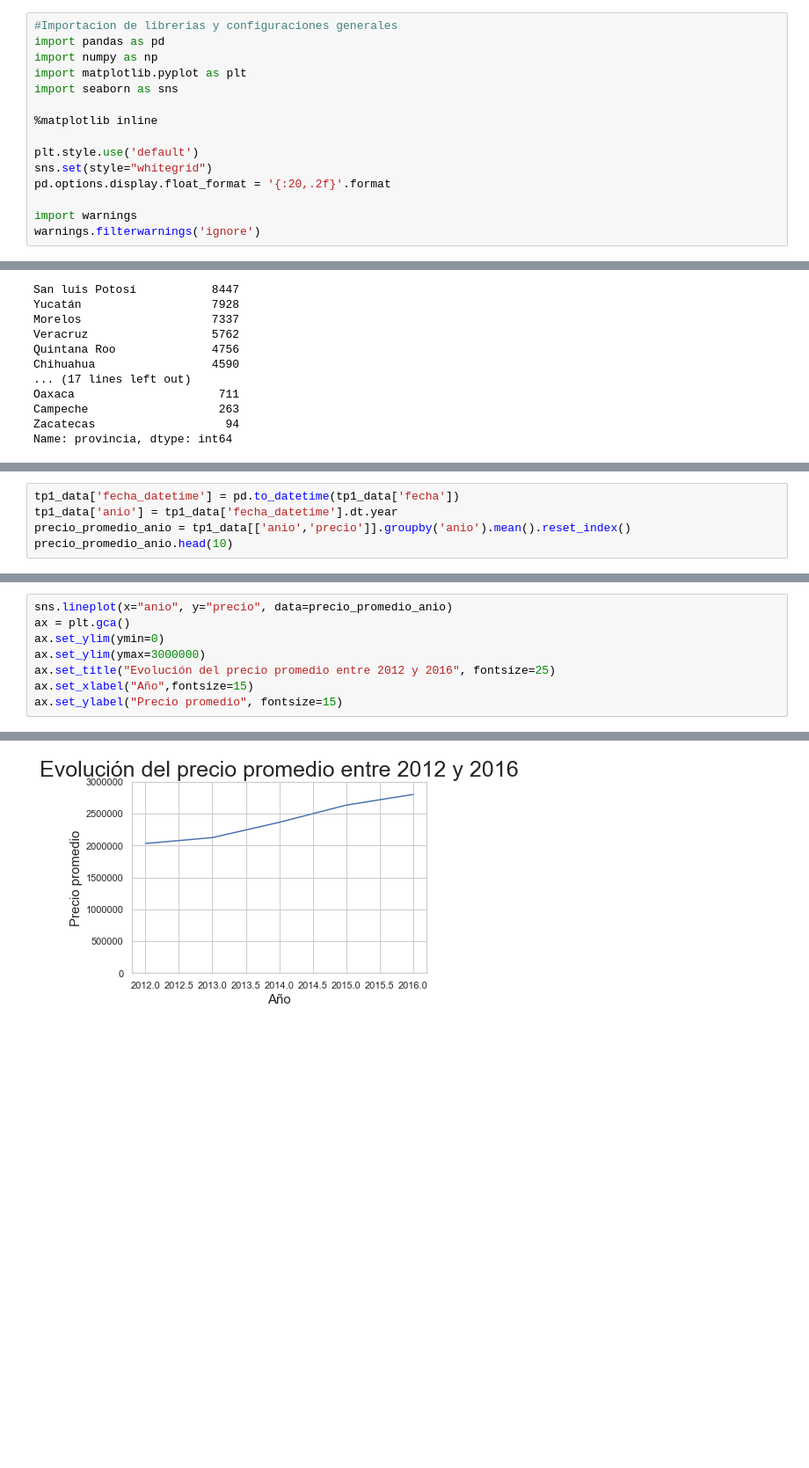
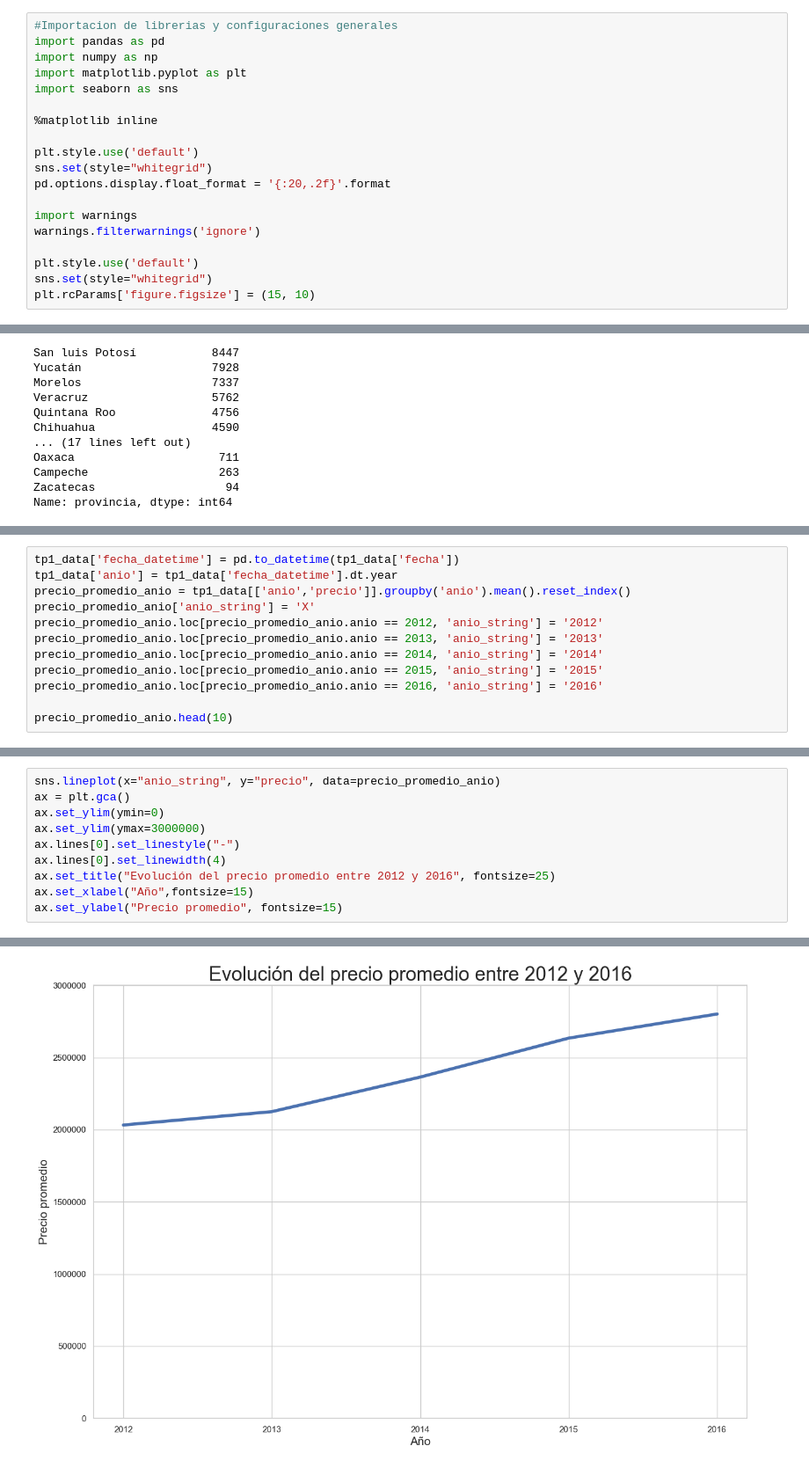
Before and after one commit to patopizzini/Organizacion_Datos_2C2019, a Jupyter notebook: TP1/TP1 JM.ipynb, the cells around one changed output, grey strips where cells are left out. Shown: that part at 88% size. Drawn from its saved outputs; the diff is of its cells as text; blank space fills up the shorter version.

Commit message:
graficos mas grandes, anios como strings

```diff
--- a/TP1/TP1 JM.ipynb
+++ b/TP1/TP1 JM.ipynb
@@ -13,6 +13,10 @@ pd.options.display.float_format = '{:20,.2f}'.format
 
 import warnings
 warnings.filterwarnings('ignore')
+
+plt.style.use('default')
+sns.set(style="whitegrid")
+plt.rcParams['figure.figsize'] = (15, 10)
 # %%
 #Lectura del archivo con los datos
 tp1_data =  pd.read_csv('Datos/train.csv')
@@ -163,5 +167,12 @@ Text(0, 0.5, 'Ciudad')
 tp1_data['fecha_datetime'] = pd.to_datetime(tp1_data['fecha'])
 tp1_data['anio'] = tp1_data['fecha_datetime'].dt.year
 precio_promedio_anio = tp1_data[['anio','precio']].groupby('anio').mean().reset_index()
+precio_promedio_anio['anio_string'] = 'X'
+precio_promedio_anio.loc[precio_promedio_anio.anio == 2012, 'anio_string'] = '2012'
+precio_promedio_anio.loc[precio_promedio_anio.anio == 2013, 'anio_string'] = '2013'
+precio_promedio_anio.loc[precio_promedio_anio.anio == 2014, 'anio_string'] = '2014'
+precio_promedio_anio.loc[precio_promedio_anio.anio == 2015, 'anio_string'] = '2015'
+precio_promedio_anio.loc[precio_promedio_anio.anio == 2016, 'anio_string'] = '2016'
+
 precio_promedio_anio.head(10)
 # %% [output]
@@ -174,11 +185,13 @@ precio_promedio_anio.head(10)
 # %%
-sns.lineplot(x="anio", y="precio", data=precio_promedio_anio)
+sns.lineplot(x="anio_string", y="precio", data=precio_promedio_anio)
 ax = plt.gca()
 ax.set_ylim(ymin=0)
 ax.set_ylim(ymax=3000000)
+ax.lines[0].set_linestyle("-")
+ax.lines[0].set_linewidth(4)
 ax.set_title("Evolución del precio promedio entre 2012 y 2016", fontsize=25)
 ax.set_xlabel("Año",fontsize=15)
 ax.set_ylabel("Precio promedio", fontsize=15)
 # %% [output]
 Text(0, 0.5, 'Precio promedio')
-[figure, old version]
+[figure, new version]
```
Also changed, not shown: parts of 8 cells of this notebook.
